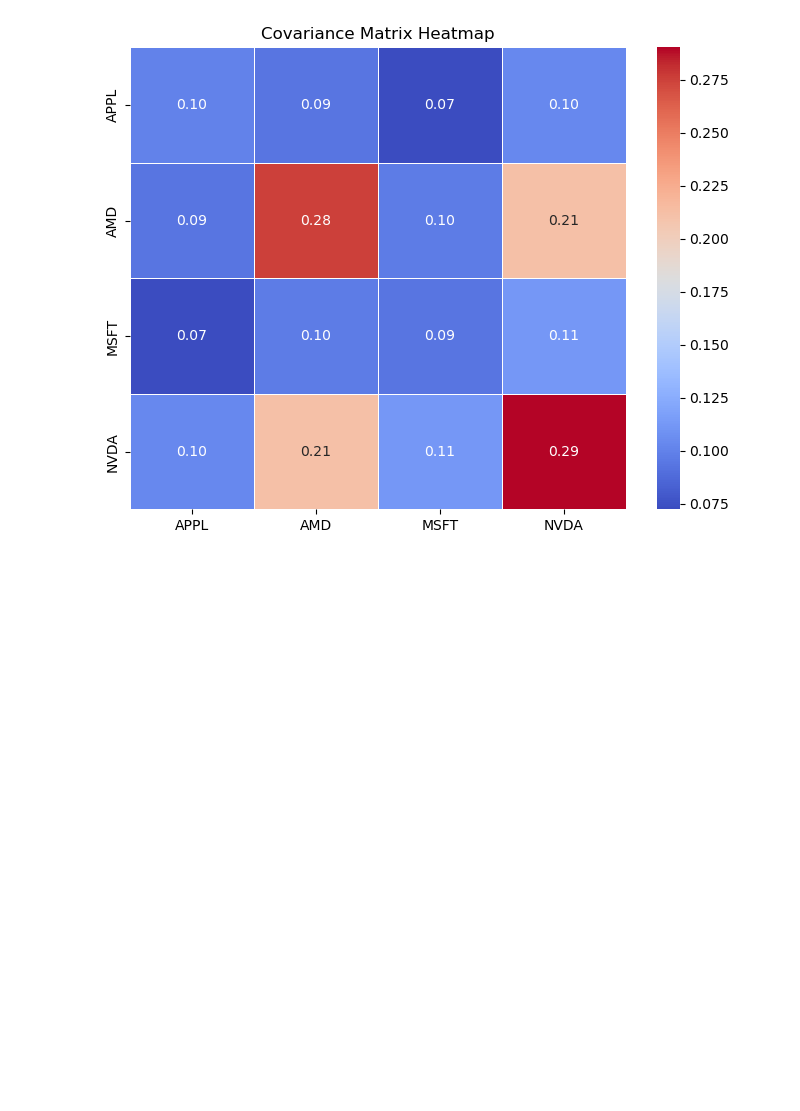
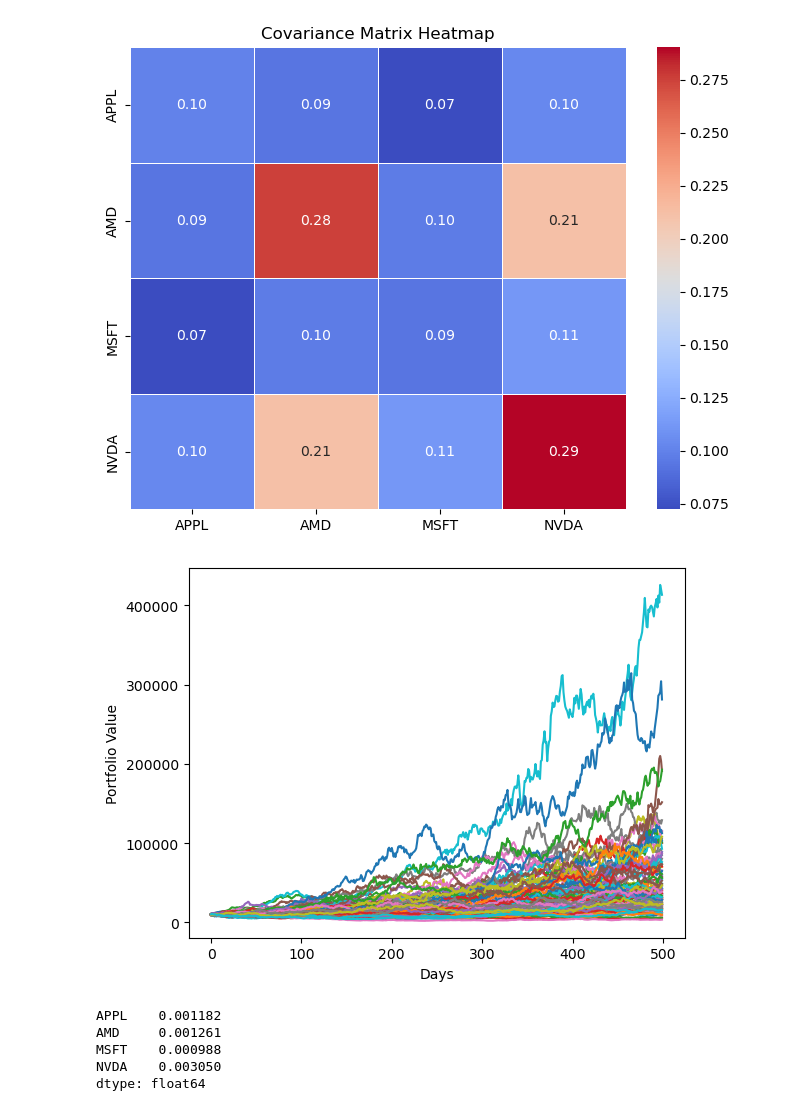
Before and after one commit to nrgameace/StockPortfolioOptimizer, a Jupyter notebook: notebooks/returns_analysis.ipynb, the cells around one changed output. Saved outputs shown, nothing was run; the diff lists cells and outputs as text; code cells hidden in the pictures; blank space fills up the shorter version.

```diff
--- a/notebooks/returns_analysis.ipynb
+++ b/notebooks/returns_analysis.ipynb
@@ -89,11 +89,32 @@ plt.show()
 # %% [output]
 [figure]
 # %%
-num_years = 30
-num_simulations = 10000
+num_days = 500
+num_simulations = 100
 tickers = ["AAPL", "AMD", "MSFT", "NVDA"]
+
+meanM = np.full(shape = (num_days,len(tickers)),fill_value = mean_returns)
+
+
+weights = np.random.rand(len(tickers))
+weights_sum = np.sum(weights)
+weights_normalized = weights / weights_sum
+
+portfolio_value = 10000
+
+portfolio_sims = np.zeros((num_days,num_simulations))
+
 for i in range(num_simulations):
-    weights = [np.random.rand(len(tickers))]
-    weights_sum = np.sum(weights)
-    weights_normalized = weights / weights_sum
-    portfolio_returns = sum(weights_normalized * annual_mean_returns)
+
+    Z = np.random.normal(size=(num_days, len(tickers)))
+    L = np.linalg.cholesky(covariance_matrix)
+    daily_returns = meanM + Z @ L.T
+    weighted_returns = daily_returns @ weights
+    portfolio_sims[:,i] = portfolio_value * np.cumprod(1+weighted_returns)
+
+plt.plot(portfolio_sims)
+plt.xlabel("Days")
+plt.ylabel("Portfolio Value")
+plt.show()
+# %% [output]
+[figure, added]
@@ -99,0 +125,8 @@ for i in range(num_simulations):
+# %%
+print(mean_returns)
+# %% [output]
+APPL    0.001182
+AMD     0.001261
+MSFT    0.000988
+NVDA    0.003050
+dtype: float64
```
Also changed, not shown: parts of 3 cells of this notebook, 3 other files.
